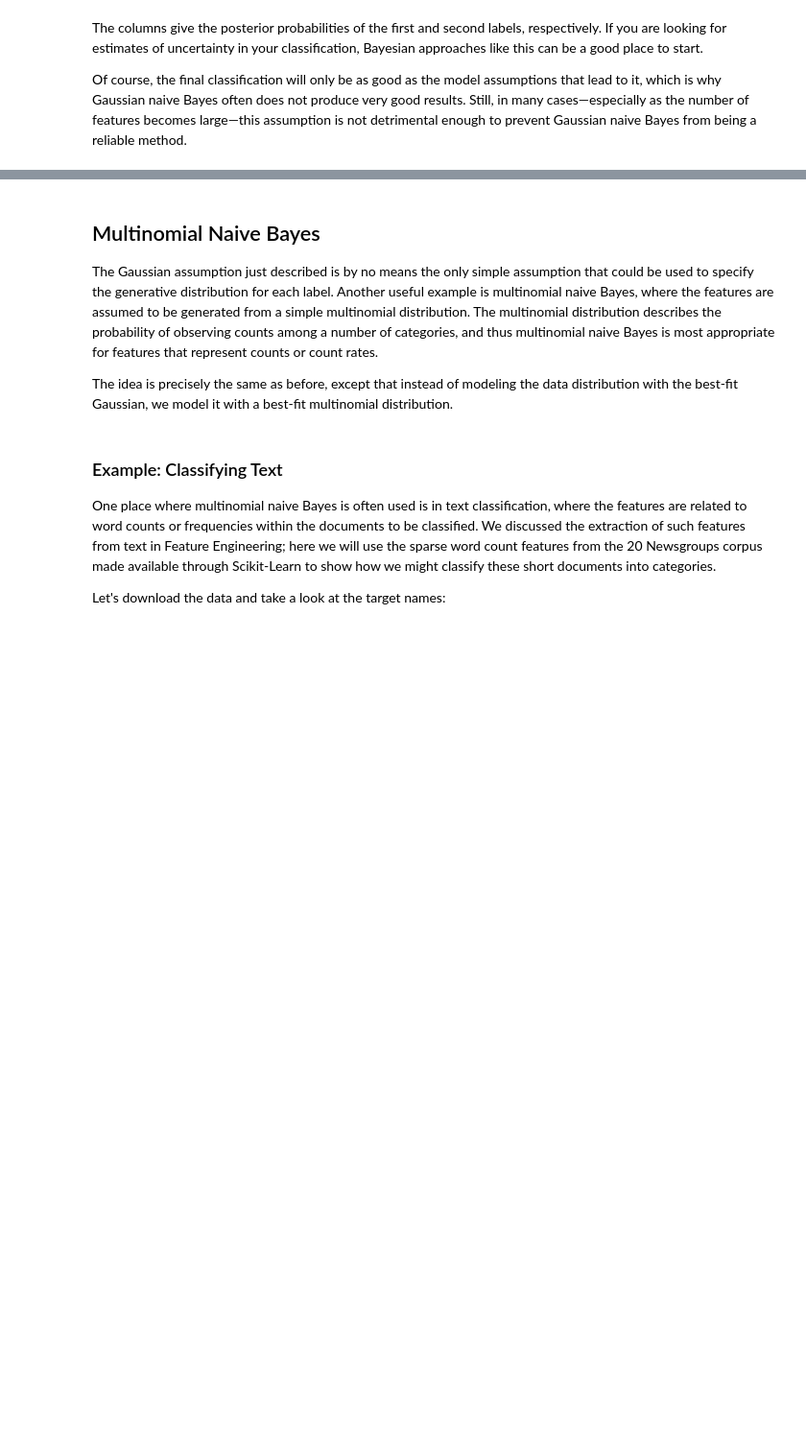
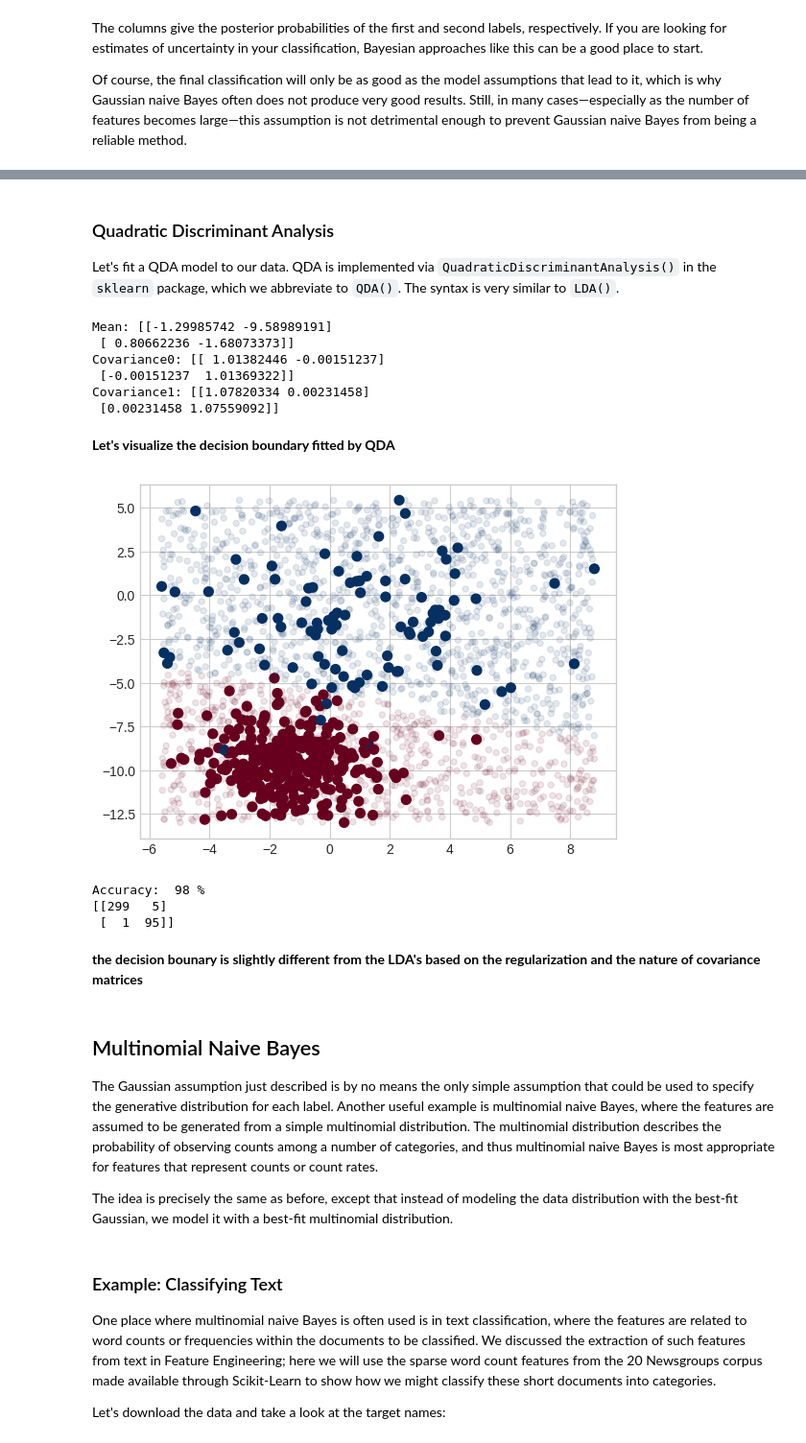
Before and after one commit to sudarsun/DA5401-2024, a Jupyter notebook: Naive_Bayes.ipynb, the cells around one changed output, grey strips where cells are left out. Shown at 96% size. Cells and saved outputs as stored; diff of their text form; code cells hidden in the pictures; blank space fills up the shorter version.

```diff
--- a/Naive_Bayes.ipynb
+++ b/Naive_Bayes.ipynb
@@ -137,3 +255,41 @@ Still, in many cases—especially as the number of features becomes large—this
+# %% [markdown]
+### Quadratic Discriminant Analysis
+Let's fit a QDA model to our data. QDA is
+implemented via
+`QuadraticDiscriminantAnalysis()`
+in the `sklearn` package, which we abbreviate to `QDA()`.
+The syntax is very similar to `LDA()`.
+# %%
+qda = QDA(store_covariance=True, reg_param=.99)
+qda.fit(X, y)
+print("Mean:", qda.means_, "\nCovariance0:", qda.covariance_[0], "\nCovariance1:", qda.covariance_[1])
+qda_pred = qda.predict(X)
+# note, the covariance matrix is different for different classes here!!
+# %% [output]
+Mean: [[-1.29985742 -9.58989191]
+ [ 0.80662236 -1.68073373]]
+Covariance0: [[ 1.01382446 -0.00151237]
+ [-0.00151237  1.01369322]]
+Covariance1: [[1.07820334 0.00231458]
+ [0.00231458 1.07559092]]
+# %% [markdown]
+__Let's visualize the decision boundary fitted by QDA__
+# %%
+ynew = qda.predict(Xnew)
+plt.scatter(X[:, 0], X[:, 1], c=y, s=50, cmap='RdBu')
+lim = plt.axis()
+plt.scatter(Xnew[:, 0], Xnew[:, 1], c=ynew, s=20, cmap='RdBu', alpha=0.1)
+plt.axis(lim)
+plt.show()
+print("Accuracy: ", int(100*np.sum(qda_pred==y)/len(y)), "%")
+print(confusion_matrix(qda_pred, y))
+# %% [output]
+[figure, added]
+Accuracy:  98 %
+[[299   5]
+ [  1  95]]
+# %% [markdown]
+__the decision bounary is slightly different from the LDA's based on the regularization and the nature of covariance matrices__
 # %% [markdown]
 ## Multinomial Naive Bayes
 
```
Also changed, not shown: parts of 28 cells of this notebook.
